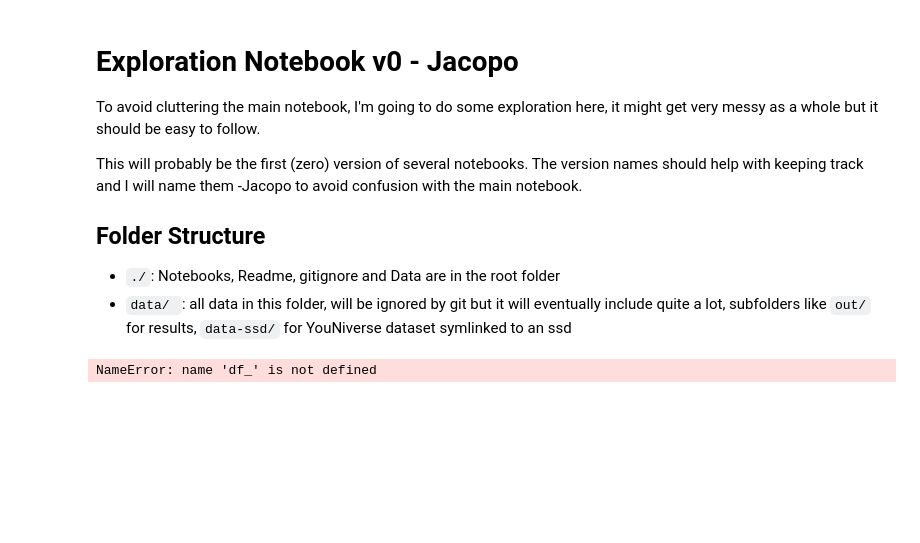
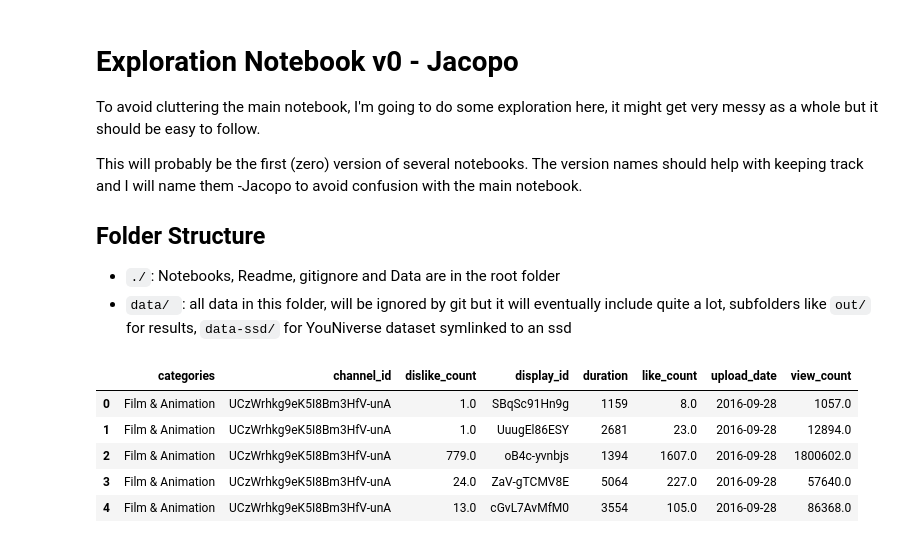
Before and after one commit to epfl-ada/ada-2022-project-nan, a Jupyter notebook: Exploration_Jacopo_v0.ipynb, the cells around one changed output. Drawn from its saved outputs; the diff is of its cells as text; code cells hidden in the pictures; blank space fills up the shorter version.

```diff
--- a/Exploration_Jacopo_v0.ipynb
+++ b/Exploration_Jacopo_v0.ipynb
@@ -15,11 +15,19 @@ import matplotlib.pyplot as plt
 import seaborn as sns
 %matplotlib inline
 %reload_ext autoreload
-# %%
-data_path = "data/data-ssd/"
-
-# Load data
-# 10k rows for each, sampled randomly
-train = pd.read_csv(data_path + "train.csv", nrows=10000, )
-# %% [output]
-NameError: name 'df_' is not defined
+# %%
+data_path = "data/data-ssd/full/"
+
+#first of all let's create a 100k randomized sample for the bigger datasets so we can work with them nicely
+import random
+skip_rows = lambda i: i>0 and random.random() < 0.8
+#df_metadata = pd.read_json(data_path + "yt_metadata_en.jsonl.gz", lines=True, compression="gzip", encoding="utf-8", nrows=100000)
+df_metadata = pd.read_feather(path= data_path + "yt_metadata_helper.feather", use_threads=True)
+df_metadata.head()
+# %% [output]
+|  | categories | channel_id | dislike_count | display_id | duration | like_count | upload_date | view_count |
+| 0 | Film & Animation | UCzWrhkg9eK5I8Bm3HfV-unA | 1.0 | SBqSc91Hn9g | 1159 | 8.0 | 2016-09-28 | 1057.0 |
+| 1 | Film & Animation | UCzWrhkg9eK5I8Bm3HfV-unA | 1.0 | UuugEl86ESY | 2681 | 23.0 | 2016-09-28 | 12894.0 |
+| 2 | Film & Animation | UCzWrhkg9eK5I8Bm3HfV-unA | 779.0 | oB4c-yvnbjs | 1394 | 1607.0 | 2016-09-28 | 1800602.0 |
+| 3 | Film & Animation | UCzWrhkg9eK5I8Bm3HfV-unA | 24.0 | ZaV-gTCMV8E | 5064 | 227.0 | 2016-09-28 | 57640.0 |
+| 4 | Film & Animation | UCzWrhkg9eK5I8Bm3HfV-unA | 13.0 | cGvL7AvMfM0 | 3554 | 105.0 | 2016-09-28 | 86368.0 |
```
Also changed, not shown: parts of 32 cells of this notebook, 12 other files.
